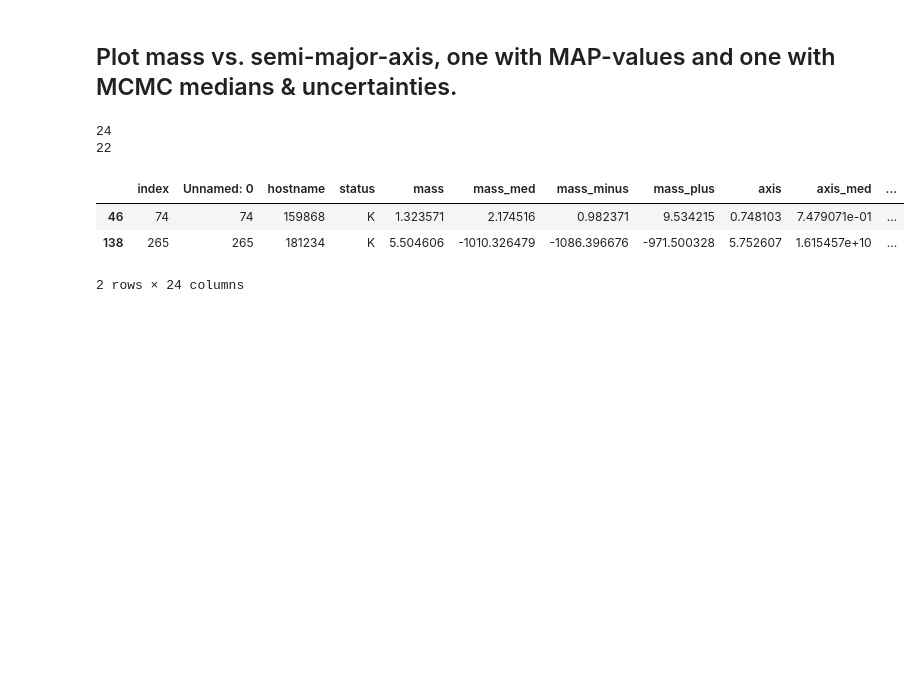
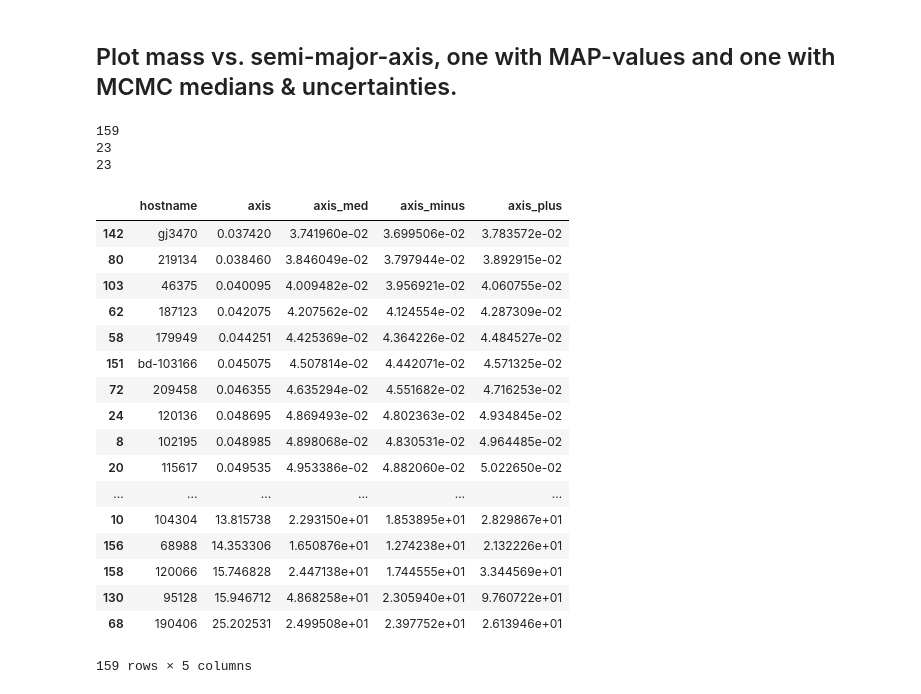
Before and after one commit to leerosenthalj/CLSI, a Jupyter notebook: Poster_plots.ipynb, the cells around one changed output. Saved outputs shown, nothing was run; the diff lists cells and outputs as text; code cells hidden in the pictures; blank space fills up the shorter version.

```diff
--- a/Poster_plots.ipynb
+++ b/Poster_plots.ipynb
@@ -22,17 +24,35 @@ specmatch = pd.read_csv('legacy_tables/legacy_specmatch_medians.csv')
 ## Plot mass vs. semi-major-axis, one with MAP-values and one with MCMC medians & uncertainties.
 # %%
 planets_old = planets.query('status == "K"').reset_index()
-planets_new = planets.query('status == "C"').reset_index()
+planets_new = planets.query('status == "C" or status == "J"').reset_index()
+print(len(planets_old))
 print(len(planets_new))
-print(len(planets_new.query('mass_plus < 15')))
+print(len(planets_new.query('mass < 15')))
 
 # Find the weird error outlier among the old planets.
-planets_old.query('mass_plus - mass_minus > 7 and mass_med < 40')
+#print(planets_old.query('mass_plus - mass_minus > 7 and mass_med < 40'))
+#planets_new.query('axis > 3 and mass < 0.1')
+planets_old.sort_values('axis')[['hostname', 'axis', 'axis_med', 'axis_minus','axis_plus']]
 # %% [output]
-24
-22
+159
+23
+23
-|  | index | Unnamed: 0 | hostname | status | mass | mass_med | mass_minus | mass_plus | axis | axis_med | ... |
-| 46 | 74 | 74 | 159868 | K | 1.323571 | 2.174516 | 0.982371 | 9.534215 | 0.748103 | 7.479071e-01 | ... |
-| 138 | 265 | 265 | 181234 | K | 5.504606 | -1010.326479 | -1086.396676 | -971.500328 | 5.752607 | 1.615457e+10 | ... |
+|  | hostname | axis | axis_med | axis_minus | axis_plus |
+| 142 | gj3470 | 0.037420 | 3.741960e-02 | 3.699506e-02 | 3.783572e-02 |
+| 80 | 219134 | 0.038460 | 3.846049e-02 | 3.797944e-02 | 3.892915e-02 |
+| 103 | 46375 | 0.040095 | 4.009482e-02 | 3.956921e-02 | 4.060755e-02 |
+| 62 | 187123 | 0.042075 | 4.207562e-02 | 4.124554e-02 | 4.287309e-02 |
+| 58 | 179949 | 0.044251 | 4.425369e-02 | 4.364226e-02 | 4.484527e-02 |
+| 151 | bd-103166 | 0.045075 | 4.507814e-02 | 4.442071e-02 | 4.571325e-02 |
+| 72 | 209458 | 0.046355 | 4.635294e-02 | 4.551682e-02 | 4.716253e-02 |
+| 24 | 120136 | 0.048695 | 4.869493e-02 | 4.802363e-02 | 4.934845e-02 |
+| 8 | 102195 | 0.048985 | 4.898068e-02 | 4.830531e-02 | 4.964485e-02 |
+| 20 | 115617 | 0.049535 | 4.953386e-02 | 4.882060e-02 | 5.022650e-02 |
+| ... | ... | ... | ... | ... | ... |
+| 10 | 104304 | 13.815738 | 2.293150e+01 | 1.853895e+01 | 2.829867e+01 |
+| 156 | 68988 | 14.353306 | 1.650876e+01 | 1.274238e+01 | 2.132226e+01 |
+| 158 | 120066 | 15.746828 | 2.447138e+01 | 1.744555e+01 | 3.344569e+01 |
+| 130 | 95128 | 15.946712 | 4.868258e+01 | 2.305940e+01 | 9.760722e+01 |
+| 68 | 190406 | 25.202531 | 2.499508e+01 | 2.397752e+01 | 2.613946e+01 |
-2 rows × 24 columns
+159 rows × 5 columns
 # %%
```
Also changed, not shown: parts of 12 cells of this notebook, 17 other files.
